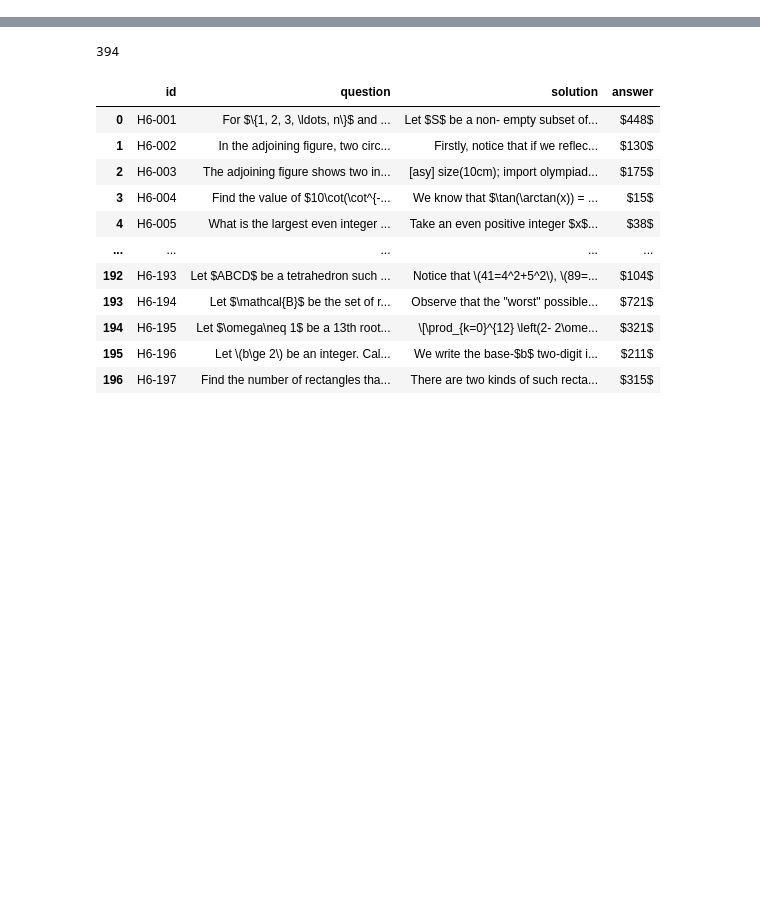
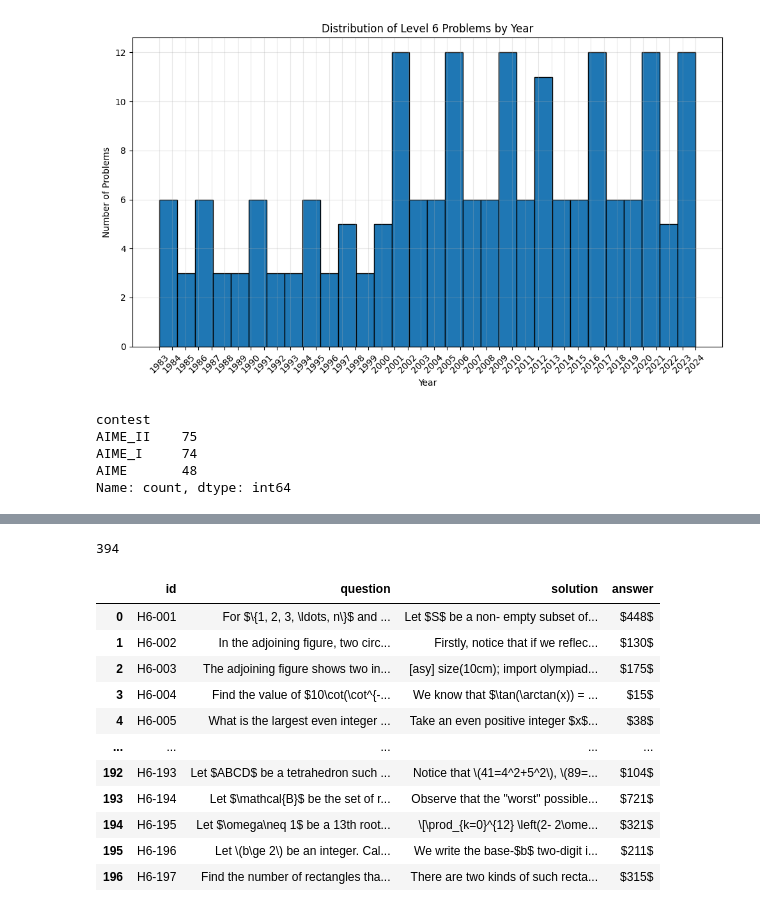
Before and after one commit to adityatadimeti/reasoning-distillation, a Jupyter notebook: notebooks/harp-prep.ipynb, the cells around one changed output, grey strips where cells are left out. Saved outputs shown, nothing was run; the diff lists cells and outputs as text; code cells hidden in the pictures; blank space fills up the shorter version.

```diff
--- a/notebooks/harp-prep.ipynb
+++ b/notebooks/harp-prep.ipynb
@@ -3,3 +3,7 @@ import json, random, pathlib, pandas as pd
 
 DATA = pathlib.Path('HARP.jsonl')
 records = [json.loads(l) for l in DATA.open()]
+# %%
+# Convert records list to pandas DataFrame
+df = pd.DataFrame(records)
+df.head()
@@ -5,0 +18,3 @@ records = [json.loads(l) for l in DATA.open()]
+# %%
+l6_df = df[df['level'] == 6]
+l6_df.columns
@@ -5,0 +56,23 @@ records = [json.loads(l) for l in DATA.open()]
+# %%
+import matplotlib.pyplot as plt
+
+# Create histogram of years
+plt.figure(figsize=(10, 6))
+l6_df['year'].hist(bins=30, edgecolor='black')
+plt.title('Distribution of Level 6 Problems by Year')
+plt.xlabel('Year')
+plt.ylabel('Number of Problems')
+plt.grid(True, alpha=0.3)
+plt.xticks(rotation=45)
+plt.tight_layout()  # Adjust layout to prevent label cutoff
+# %% [output]
+[figure, added]
+# %%
+l5_df = df[df['level'] == 5]
+l5_df['contest'].value_counts()
+# %% [output]
+contest
+AIME_II    75
+AIME_I     74
+AIME       48
+Name: count, dtype: int64
```
Also changed, not shown: parts of 7 cells of this notebook, 6 other files.
